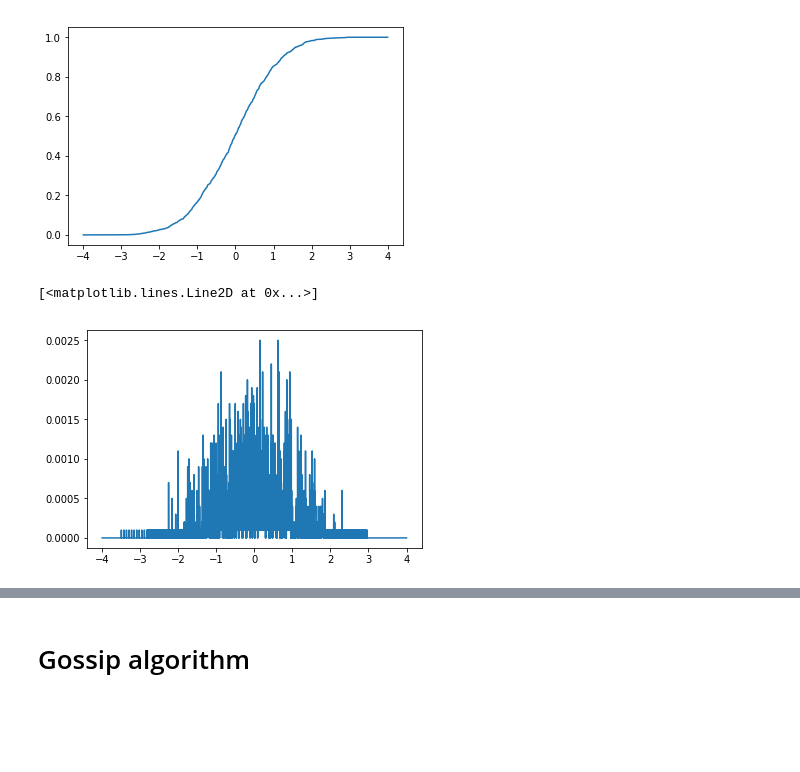
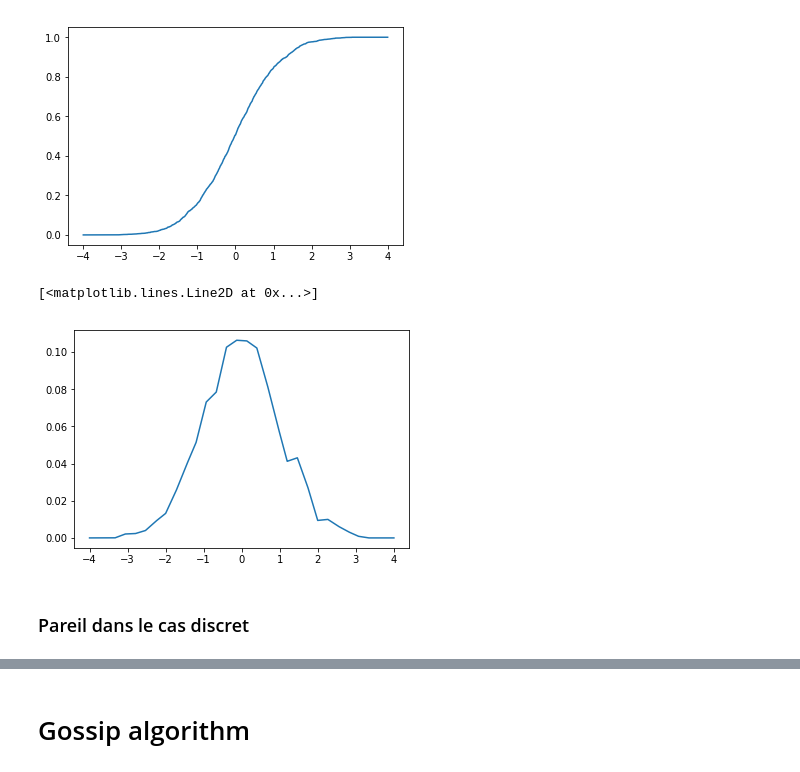
Before and after one commit to BoucheDimitri/WasserteinProp, a Jupyter notebook: Tuto.ipynb, the cells around one changed output, grey strips where cells are left out. Cells and saved outputs as stored; diff of their text form; code cells hidden in the pictures; blank space fills up the shorter version.

```diff
--- a/Tuto.ipynb
+++ b/Tuto.ipynb
@@ -46,11 +46,13 @@ plt.plot(invcdf1.ts, invcdf1.cdf)
 [<matplotlib.lines.Line2D at 0x...>]
 [figure]
 # %%
-# !! WARNING: Pas encore super au point
 # Créer la densité (nécéssite d'avoir créé la CDF auparavant)
-invcdf1.fill_rho()
+invcdf1.fill_rho_continuous(nbins=30)
 # invcdf1 a ensuite un attribut rho qui est une fonction python de densité empirique
 plt.plot(invcdf1.ts, [invcdf1.rho(t) for t in invcdf1.ts])
+# plt.plot(invcdf1.rho[0], invcdf1.rho[1])
 # %% [output]
 [<matplotlib.lines.Line2D at 0x...>]
-[figure, old version]
+[figure, new version]
+# %% [markdown]
+### Pareil dans le cas discret
```
Also changed, not shown: parts of 5 cells of this notebook, 2 other files.
